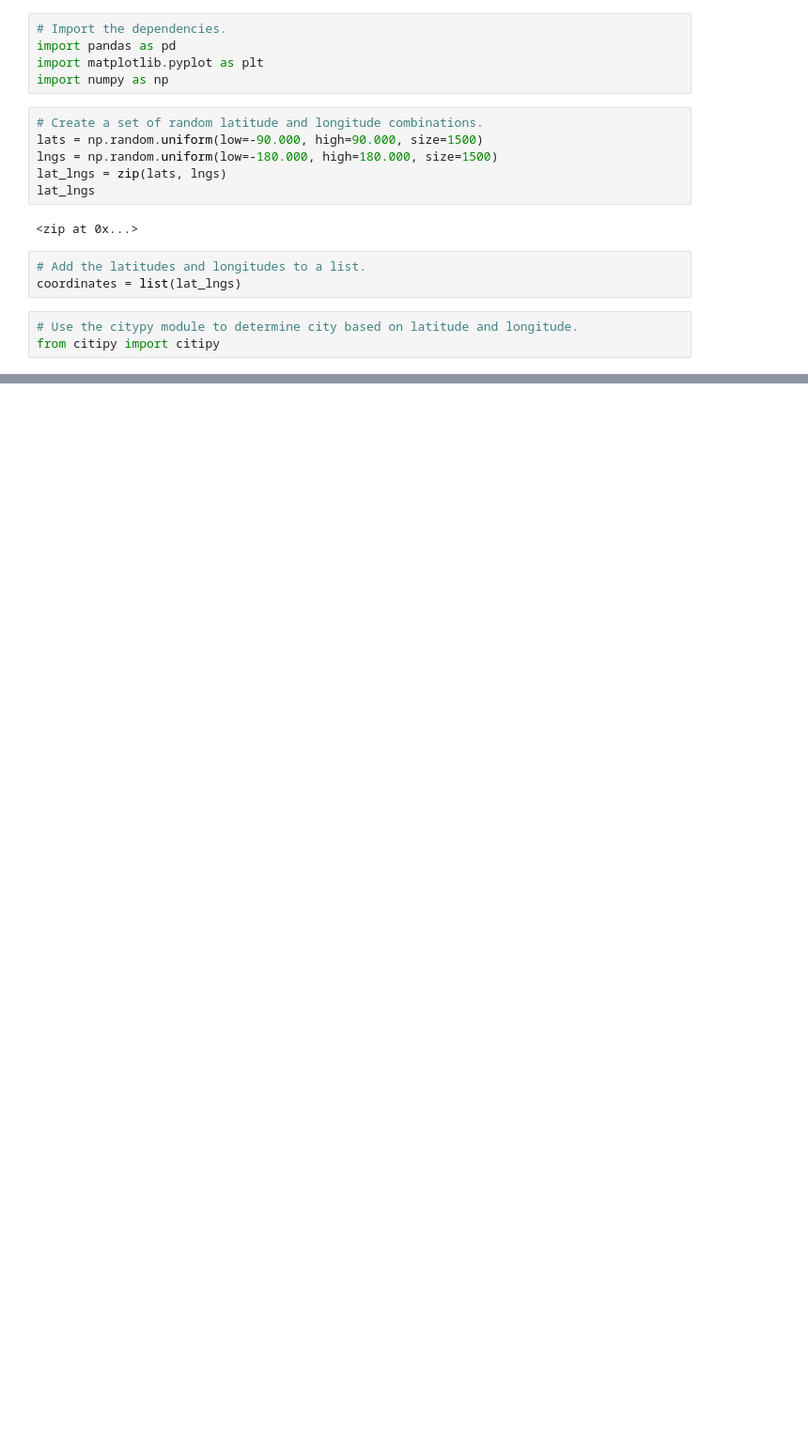
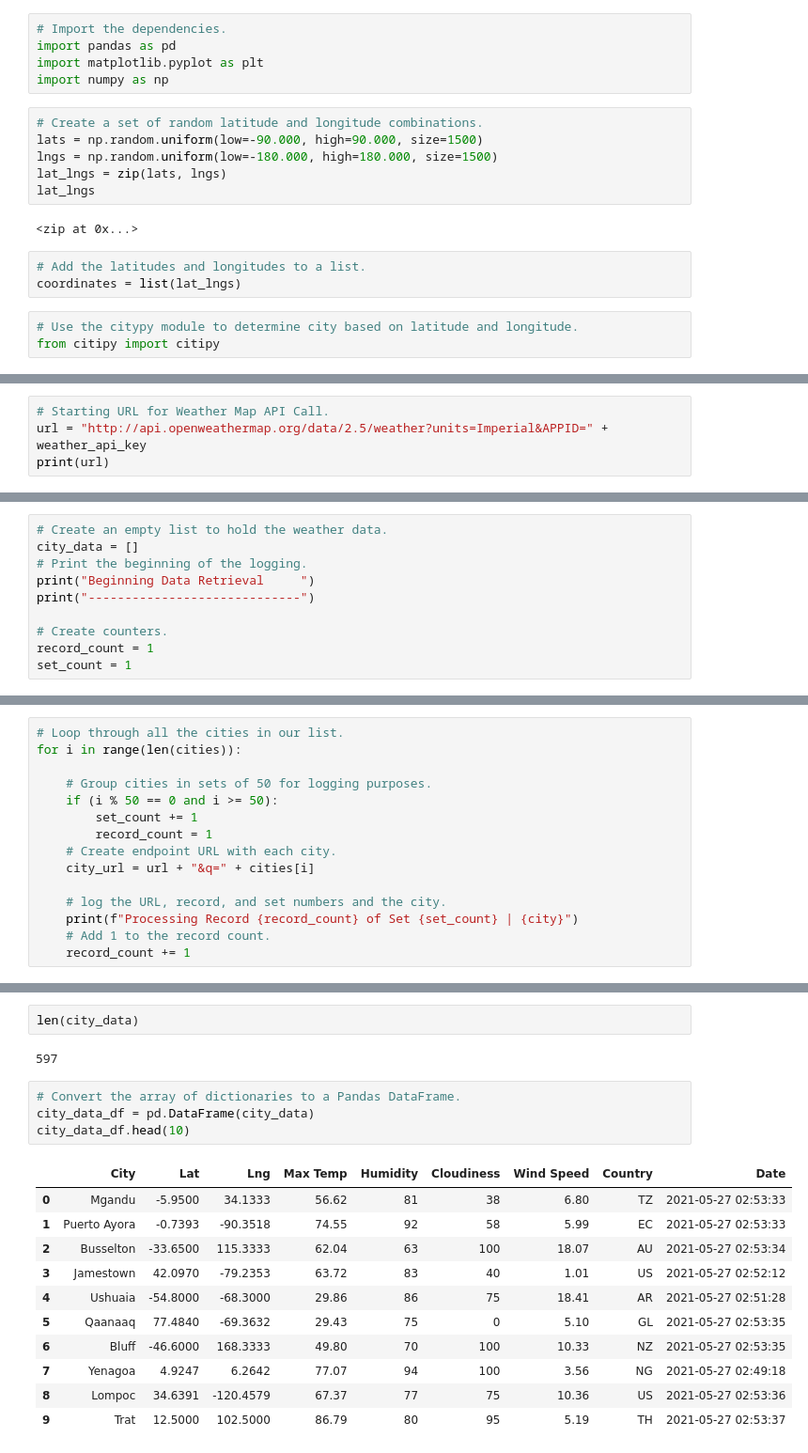
Before and after one commit to Rrobles319/World_Weather_Analysis, a Jupyter notebook: WeatherPy.ipynb, the cells around one changed output, grey strips where cells are left out. Shown: that part at 94% size. Cells and saved outputs as stored; diff of their text form; blank space fills up the shorter version.

Commit message:
Modifying .gitignore and adding WeatherPy file.

```diff
--- a/WeatherPy.ipynb
+++ b/WeatherPy.ipynb
@@ -33,0 +40,4 @@ len(cities)
+# %%
+# Starting URL for Weather Map API Call.
+url = "http://api.openweathermap.org/data/2.5/weather?units=Imperial&APPID=" + weather_api_key
+print(url)
@@ -33,0 +49,10 @@ len(cities)
+# %%
+# Create an empty list to hold the weather data.
+city_data = []
+# Print the beginning of the logging.
+print("Beginning Data Retrieval     ")
+print("-----------------------------")
+
+# Create counters.
+record_count = 1
+set_count = 1
@@ -33,0 +62,15 @@ len(cities)
+# %%
+# Loop through all the cities in our list.
+for i in range(len(cities)):
+
+    # Group cities in sets of 50 for logging purposes.
+    if (i % 50 == 0 and i >= 50):
+        set_count += 1
+        record_count = 1
+    # Create endpoint URL with each city.
+    city_url = url + "&q=" + cities[i]
+
+    # log the URL, record, and set numbers and the city.
+    print(f"Processing Record {record_count} of Set {set_count} | {city}")
+    # Add 1 to the record count.
+    record_count += 1
@@ -33,0 +163,20 @@ len(cities)
+# %%
+len(city_data)
+# %% [output]
+597
+# %%
+# Convert the array of dictionaries to a Pandas DataFrame.
+city_data_df = pd.DataFrame(city_data)
+city_data_df.head(10)
+# %% [output]
+|  | City | Lat | Lng | Max Temp | Humidity | Cloudiness | Wind Speed | Country | Date |
+| 0 | Mgandu | -5.9500 | 34.1333 | 56.62 | 81 | 38 | 6.80 | TZ | 2021-05-27 02:53:33 |
+| 1 | Puerto Ayora | -0.7393 | -90.3518 | 74.55 | 92 | 58 | 5.99 | EC | 2021-05-27 02:53:33 |
+| 2 | Busselton | -33.6500 | 115.3333 | 62.04 | 63 | 100 | 18.07 | AU | 2021-05-27 02:53:34 |
+| 3 | Jamestown | 42.0970 | -79.2353 | 63.72 | 83 | 40 | 1.01 | US | 2021-05-27 02:52:12 |
+| 4 | Ushuaia | -54.8000 | -68.3000 | 29.86 | 86 | 75 | 18.41 | AR | 2021-05-27 02:51:28 |
+| 5 | Qaanaaq | 77.4840 | -69.3632 | 29.43 | 75 | 0 | 5.10 | GL | 2021-05-27 02:53:35 |
+| 6 | Bluff | -46.6000 | 168.3333 | 49.80 | 70 | 100 | 10.33 | NZ | 2021-05-27 02:53:35 |
+| 7 | Yenagoa | 4.9247 | 6.2642 | 77.07 | 94 | 100 | 3.56 | NG | 2021-05-27 02:49:18 |
+| 8 | Lompoc | 34.6391 | -120.4579 | 67.37 | 77 | 75 | 10.36 | US | 2021-05-27 02:53:36 |
+| 9 | Trat | 12.5000 | 102.5000 | 86.79 | 80 | 95 | 5.19 | TH | 2021-05-27 02:53:37 |
```
Also changed, not shown: parts of 9 cells of this notebook, 4 other files.
